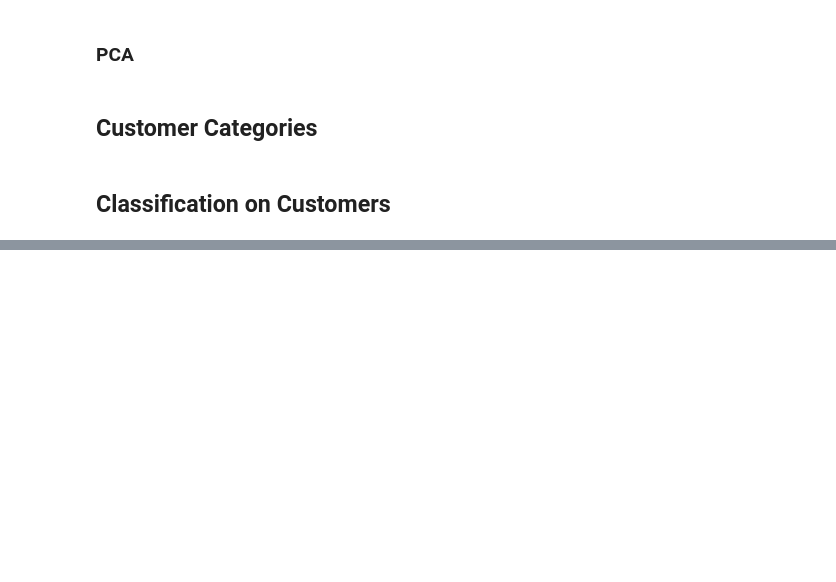
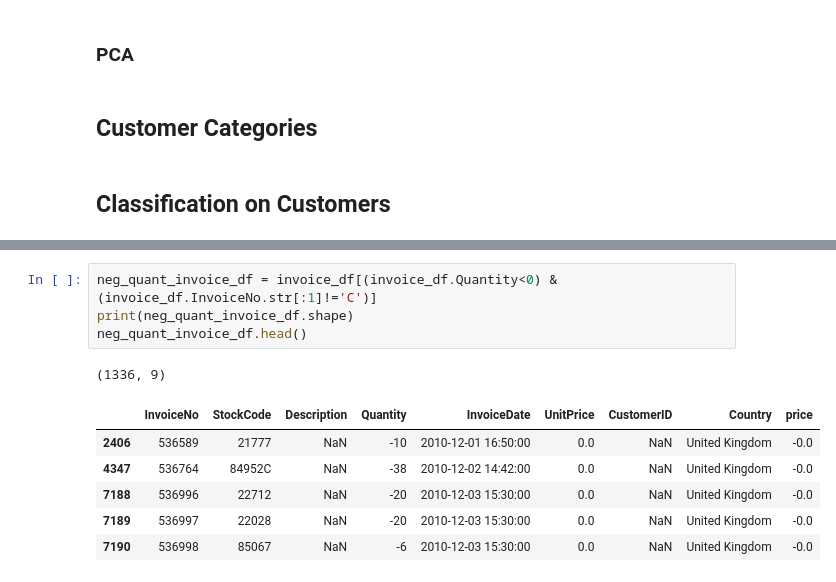
Before and after one commit to shubhjadhav/Customer-Segmentation, a Jupyter notebook: Code/customer-segmentation.ipynb, the cells around one changed output, grey strips where cells are left out. Saved outputs shown, nothing was run; the diff lists cells and outputs as text; blank space fills up the shorter version.

```diff
--- a/Code/customer-segmentation.ipynb
+++ b/Code/customer-segmentation.ipynb
@@ -110 +157,13 @@ neg_invoice_df.head()
+# %%
+neg_quant_invoice_df = invoice_df[(invoice_df.Quantity<0) & (invoice_df.InvoiceNo.str[:1]!='C')]
+print(neg_quant_invoice_df.shape)
+neg_quant_invoice_df.head()
+# %% [output]
+(1336, 9)
+|  | InvoiceNo | StockCode | Description | Quantity | InvoiceDate | UnitPrice | CustomerID | Country | price |
+| 2406 | 536589 | 21777 | NaN | -10 | 2010-12-01 16:50:00 | 0.0 | NaN | United Kingdom | -0.0 |
+| 4347 | 536764 | 84952C | NaN | -38 | 2010-12-02 14:42:00 | 0.0 | NaN | United Kingdom | -0.0 |
+| 7188 | 536996 | 22712 | NaN | -20 | 2010-12-03 15:30:00 | 0.0 | NaN | United Kingdom | -0.0 |
+| 7189 | 536997 | 22028 | NaN | -20 | 2010-12-03 15:30:00 | 0.0 | NaN | United Kingdom | -0.0 |
+| 7190 | 536998 | 85067 | NaN | -6 | 2010-12-03 15:30:00 | 0.0 | NaN | United Kingdom | -0.0 |
 # %%
```
Also changed, not shown: parts of 14 cells of this notebook.
